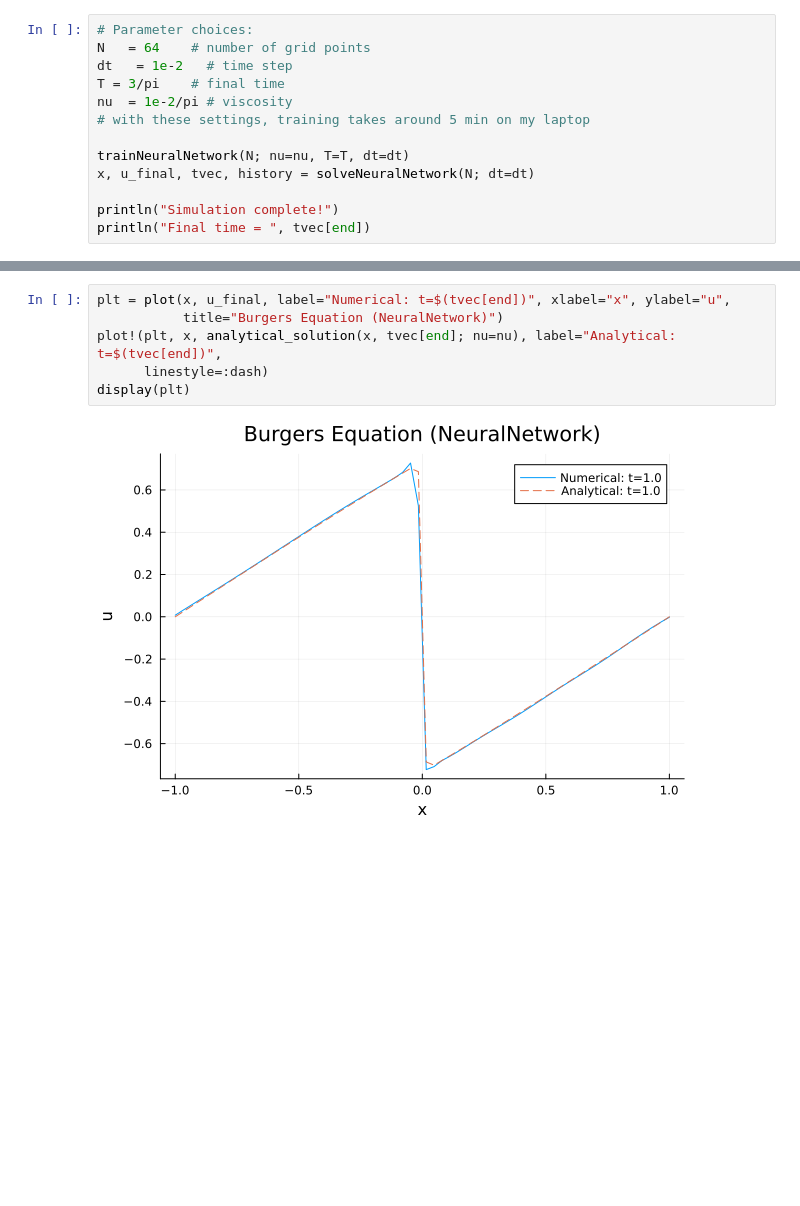
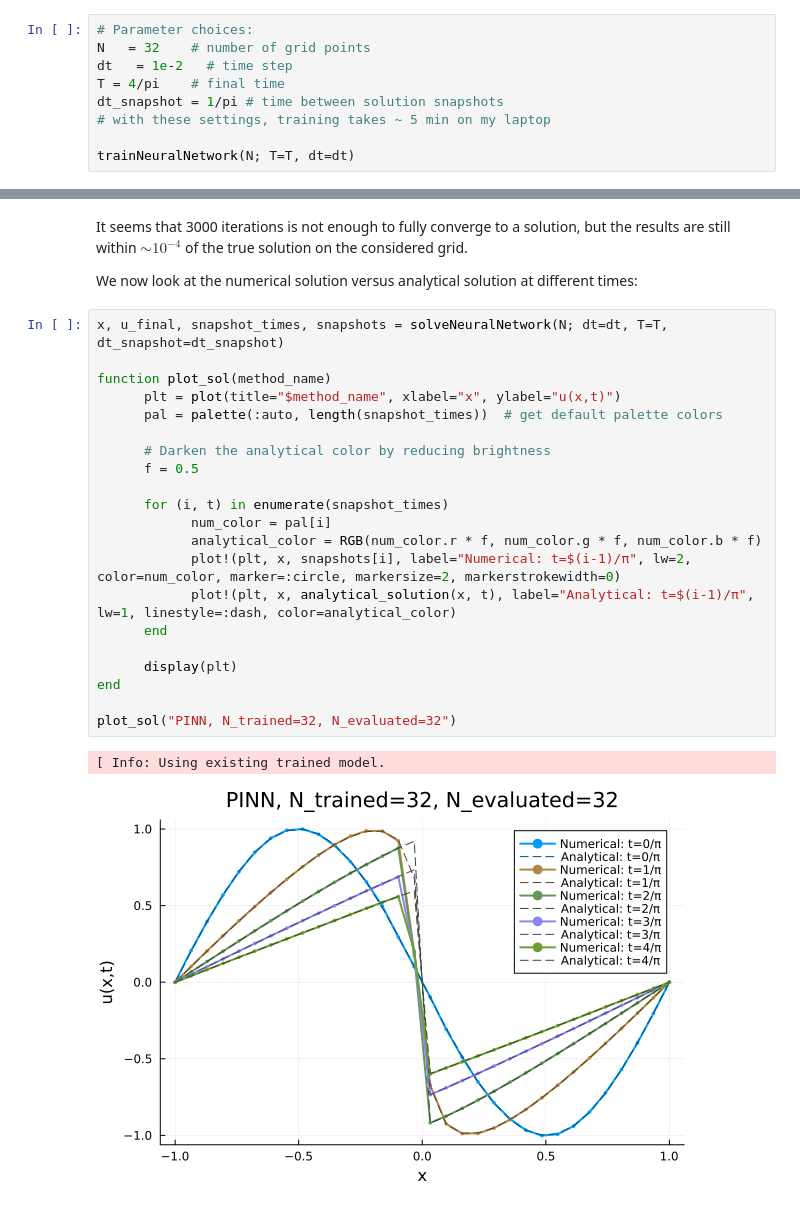
Before and after one commit to octionary/BurgersJoint, a Jupyter notebook: notebooks/5_NeuralNetwork.ipynb, the cells around one changed output, grey strips where cells are left out. Cells and saved outputs as stored; diff of their text form; blank space fills up the shorter version.

```diff
--- a/notebooks/5_NeuralNetwork.ipynb
+++ b/notebooks/5_NeuralNetwork.ipynb
@@ -14,14 +52,10 @@ Precompiling project...
 # %%
 # Parameter choices:
-N   = 64    # number of grid points
+N   = 32    # number of grid points
 dt   = 1e-2   # time step
-T = 3/pi    # final time
-nu  = 1e-2/pi # viscosity
-# with these settings, training takes around 5 min on my laptop
+T = 4/pi    # final time
+dt_snapshot = 1/pi # time between solution snapshots
+# with these settings, training takes ~ 5 min on my laptop
 
-trainNeuralNetwork(N; nu=nu, T=T, dt=dt)
-x, u_final, tvec, history = solveNeuralNetwork(N; dt=dt)
-
-println("Simulation complete!")
-println("Final time = ", tvec[end])
+trainNeuralNetwork(N; T=T, dt=dt)
 # %% [output]
@@ -31,8 +65,28 @@ Final time = 1.0
+# %% [markdown]
+It seems that 3000 iterations is not enough to fully converge to a solution, but the results are still within $\sim 10^{-4}$ of the true solution on the considered grid.
+
+We now look at the numerical solution versus analytical solution at different times:
 # %%
-plt = plot(x, u_final, label="Numerical: t=$(tvec[end])", xlabel="x", ylabel="u",
-           title="Burgers Equation (NeuralNetwork)")
-plot!(plt, x, analytical_solution(x, tvec[end]; nu=nu), label="Analytical: t=$(tvec[end])",
-      linestyle=:dash)
-display(plt)
+x, u_final, snapshot_times, snapshots = solveNeuralNetwork(N; dt=dt, T=T, dt_snapshot=dt_snapshot)
+
+function plot_sol(method_name)
+      plt = plot(title="$method_name", xlabel="x", ylabel="u(x,t)")
+      pal = palette(:auto, length(snapshot_times))  # get default palette colors
+
+      # Darken the analytical color by reducing brightness
+      f = 0.5
+
+      for (i, t) in enumerate(snapshot_times)
+            num_color = pal[i]
+            analytical_color = RGB(num_color.r * f, num_color.g * f, num_color.b * f)
+            plot!(plt, x, snapshots[i], label="Numerical: t=$(i-1)/π", lw=2, color=num_color, marker=:circle, markersize=2, markerstrokewidth=0)
+            plot!(plt, x, analytical_solution(x, t), label="Analytical: t=$(i-1)/π", lw=1, linestyle=:dash, color=analytical_color)
+      end
+
+      display(plt)
+end
+
+plot_sol("PINN, N_trained=32, N_evaluated=32")
 # %% [output]
+[ Info: Using existing trained model.
-[figure, old version]
+[figure, new version]
```
Also changed, not shown: parts of 9 cells of this notebook, 11 other files.
